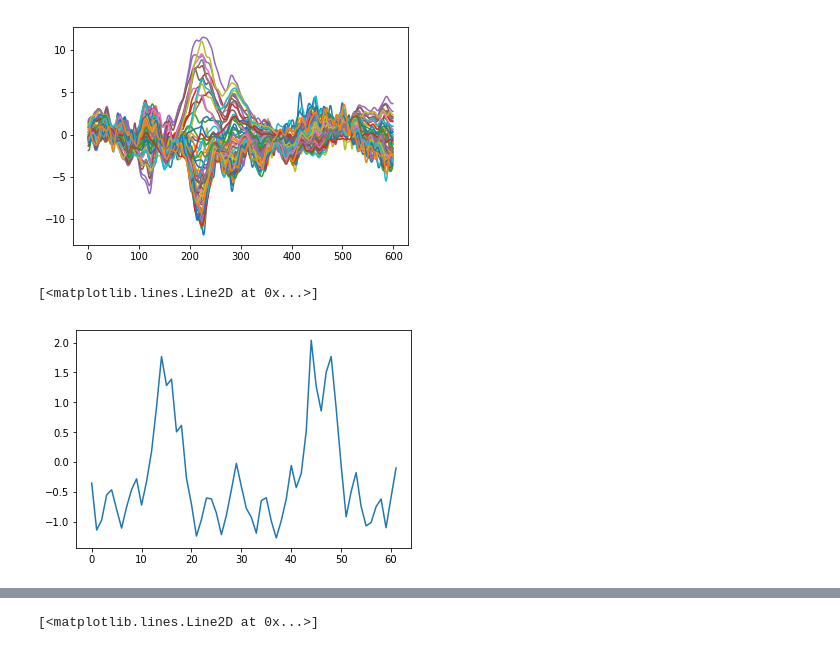
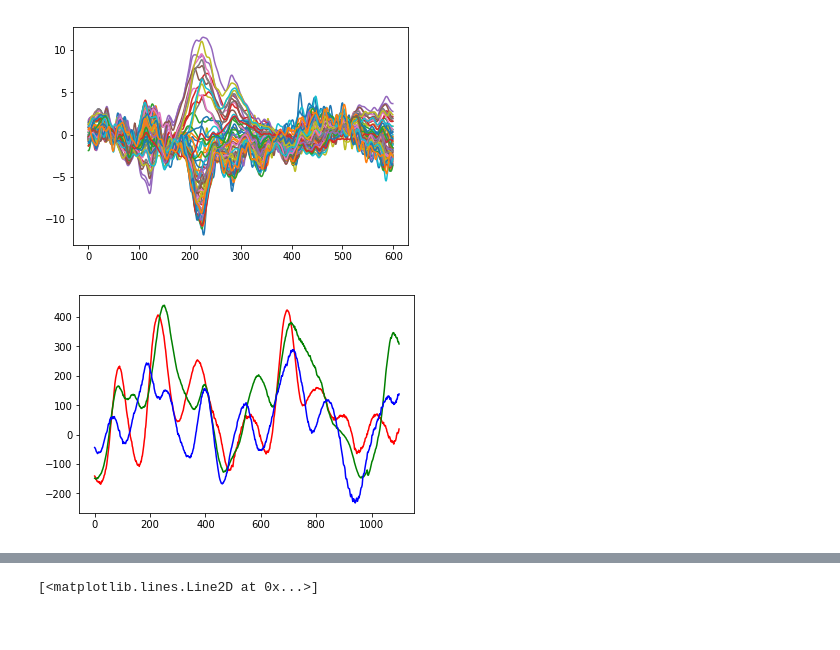
Before and after one commit to sena-neuro/CCN-ML, a Jupyter notebook: code/Untitled.ipynb, the cells around one changed output, grey strips where cells are left out. Drawn from its saved outputs; the diff is of its cells as text; code cells hidden in the pictures.

```diff
--- a/code/Untitled.ipynb
+++ b/code/Untitled.ipynb
@@ -12 +12,5 @@ robot_data = np.asarray(ccn_io.read_file("data2/video_robot.mat")["video_robot"]
+# %%
+android_data_p = np.asarray(ccn_io.read_file("data/android_motion_epochs.mat")["android_motion_epochs"])
+human_data_p = np.asarray(ccn_io.read_file("data/human_motion_epochs.mat")["human_motion_epochs"])
+robot_data_p = np.asarray(ccn_io.read_file("data/robot_motion_epochs.mat")["robot_motion_epochs"])
 # %%
@@ -44,5 +48,11 @@ rob_average= np.average(robot_data,(1,2))
-# %%
-plt.plot(and_average)
-# %% [output]
-[<matplotlib.lines.Line2D at 0x...>]
-[figure, removed]
+# %%
+and_average_p = np.average(android_data_p,(0,2))
+hum_average_p = np.average(human_data_p,(0,2))
+rob_average_p= np.average(robot_data_p,(0,2))
+# %%
+plt.plot(and_average_p,color='r')
+plt.plot(hum_average_p,color='g')
+plt.plot(rob_average_p,color='b')
+plt.show()
+# %% [output]
+[figure, added]
```
Also changed, not shown: parts of 5 cells of this notebook, 6 other files.
